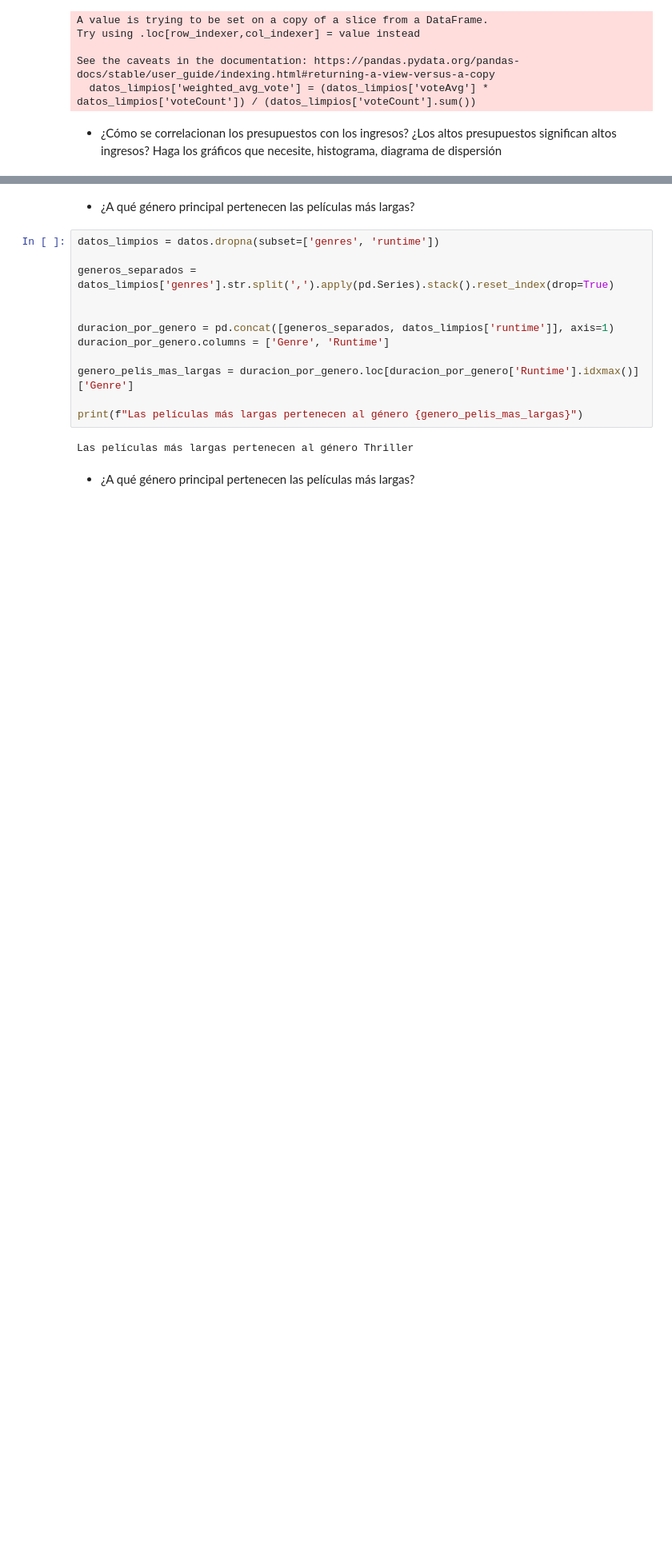
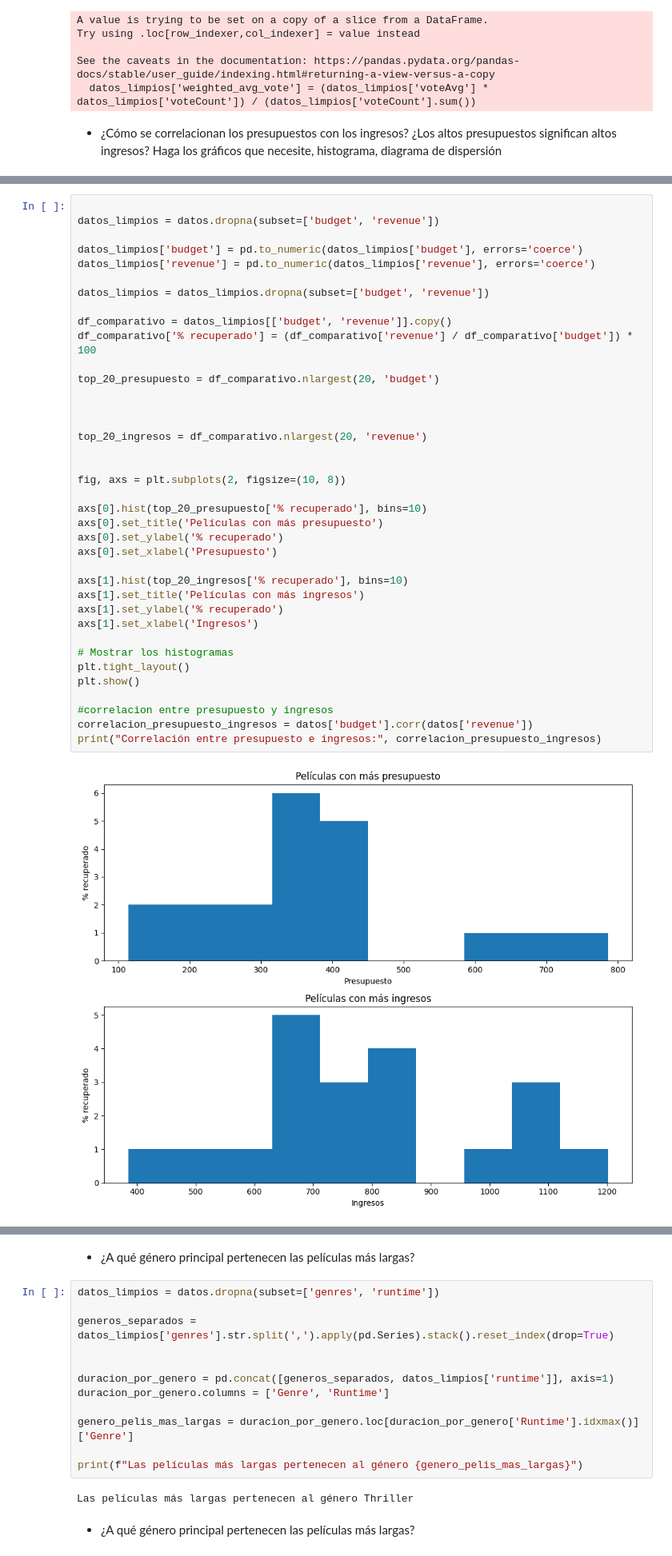
Before and after one commit to ManuelR11/Hoja_1_Mineria_Datos, a Jupyter notebook: Hoja_1.ipynb, the cells around one changed output, grey strips where cells are left out. Shown at 80% size. Cells and saved outputs as stored; diff of their text form; blank space fills up the shorter version.

```diff
--- a/Hoja_1.ipynb
+++ b/Hoja_1.ipynb
@@ -444,0 +382,40 @@ print(top_20_presupuesto)
+# %%
+
+datos_limpios = datos.dropna(subset=['budget', 'revenue'])
+
+datos_limpios['budget'] = pd.to_numeric(datos_limpios['budget'], errors='coerce')
+datos_limpios['revenue'] = pd.to_numeric(datos_limpios['revenue'], errors='coerce')
+
+datos_limpios = datos_limpios.dropna(subset=['budget', 'revenue'])
+
+df_comparativo = datos_limpios[['budget', 'revenue']].copy()
+df_comparativo['% recuperado'] = (df_comparativo['revenue'] / df_comparativo['budget']) * 100
+
+top_20_presupuesto = df_comparativo.nlargest(20, 'budget')
+
+
+
+top_20_ingresos = df_comparativo.nlargest(20, 'revenue')
+
+
+fig, axs = plt.subplots(2, figsize=(10, 8))
+
+axs[0].hist(top_20_presupuesto['% recuperado'], bins=10)
+axs[0].set_title('Películas con más presupuesto')
+axs[0].set_ylabel('% recuperado')
+axs[0].set_xlabel('Presupuesto')
+
+axs[1].hist(top_20_ingresos['% recuperado'], bins=10)
+axs[1].set_title('Películas con más ingresos')
+axs[1].set_ylabel('% recuperado')
+axs[1].set_xlabel('Ingresos')
+
+# Mostrar los histogramas
+plt.tight_layout()
+plt.show()
+
+#correlacion entre presupuesto y ingresos
+correlacion_presupuesto_ingresos = datos['budget'].corr(datos['revenue'])
+print("Correlación entre presupuesto e ingresos:", correlacion_presupuesto_ingresos)
+# %% [output]
+[figure, added]
```
Also changed, not shown: parts of 18 cells of this notebook.
